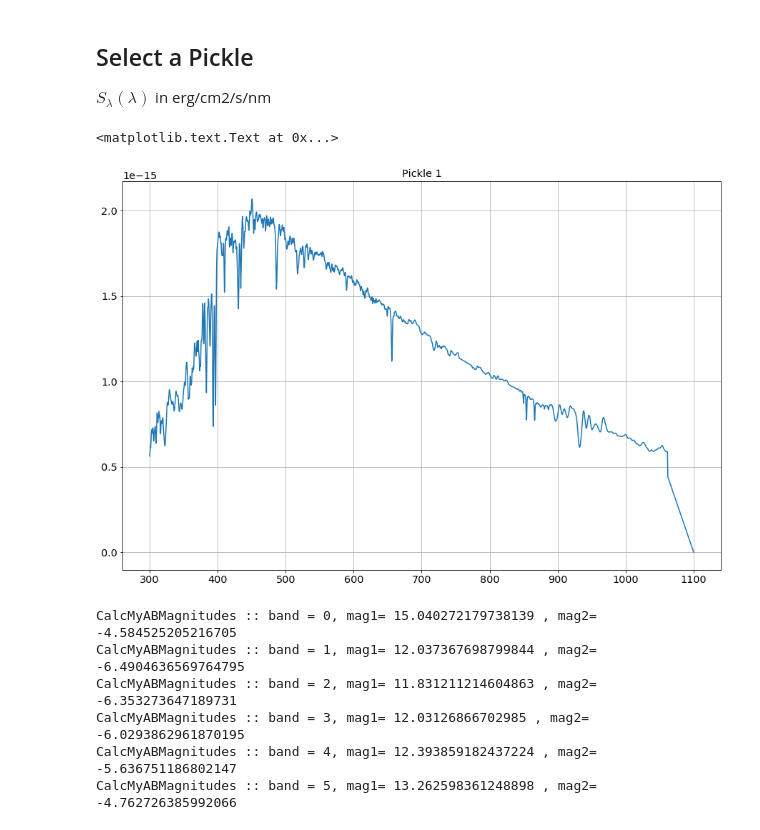
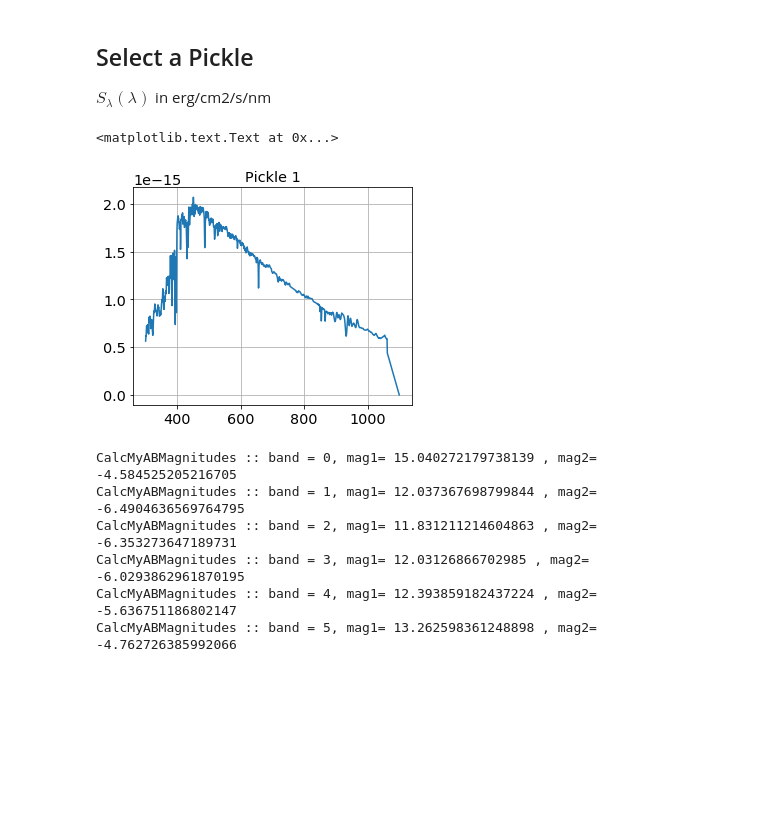
Before and after one commit to LSSTDESC/OpenAtmMiniDataChallenge, a Jupyter notebook: TestMyTelescope.ipynb, the cells around one changed output. Saved outputs shown, nothing was run; the diff lists cells and outputs as text; code cells hidden in the pictures; blank space fills up the shorter version.

Commit message:
update fig size

```diff
--- a/TestMyTelescope.ipynb
+++ b/TestMyTelescope.ipynb
@@ -28,7 +28,7 @@ from astropy.io import fits
 # %%
 # to enlarge the sizes
 params = {'legend.fontsize': 'x-large',
-          'figure.figsize': (15, 10),   #defines the default image size
+          'figure.figsize': (10, 6),   #defines the default image size
          'axes.labelsize': 'x-large',
          'axes.titlesize':'x-large',
          'xtick.labelsize':'x-large',
@@ -288,12 +288,13 @@ picklename='Pickle {}'.format(idx)
 wl=sed_data[0,sidx_spec:]/10.
 flux=sed_data[idx+1,sidx_spec:]*10.
 # %%
+plt.figure(figsize=(5,4))
 plt.plot(wl,flux)
 plt.grid(True)
 plt.title(picklename)
 # %% [output]
 <matplotlib.text.Text at 0x...>
-[figure, old version]
+[figure, new version]
 # %%
 tel.Set_SED(wavel=wl,newsed=flux,name=picklename)
 tel.CalcMyABMagnitudes()
```
Also changed, not shown: parts of 6 cells of this notebook.
